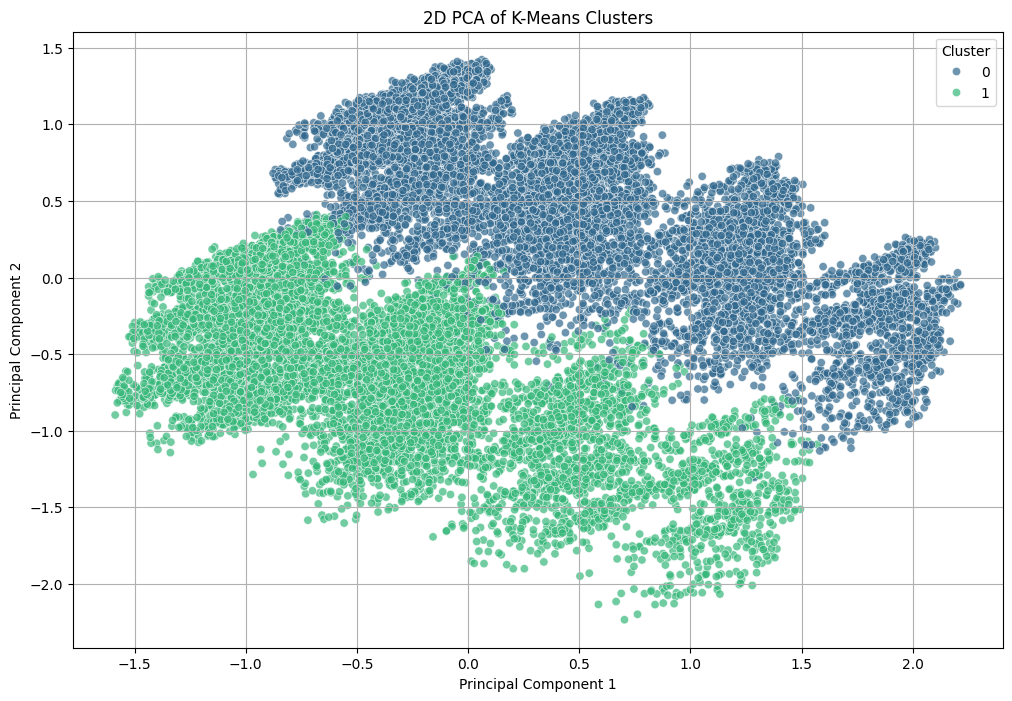
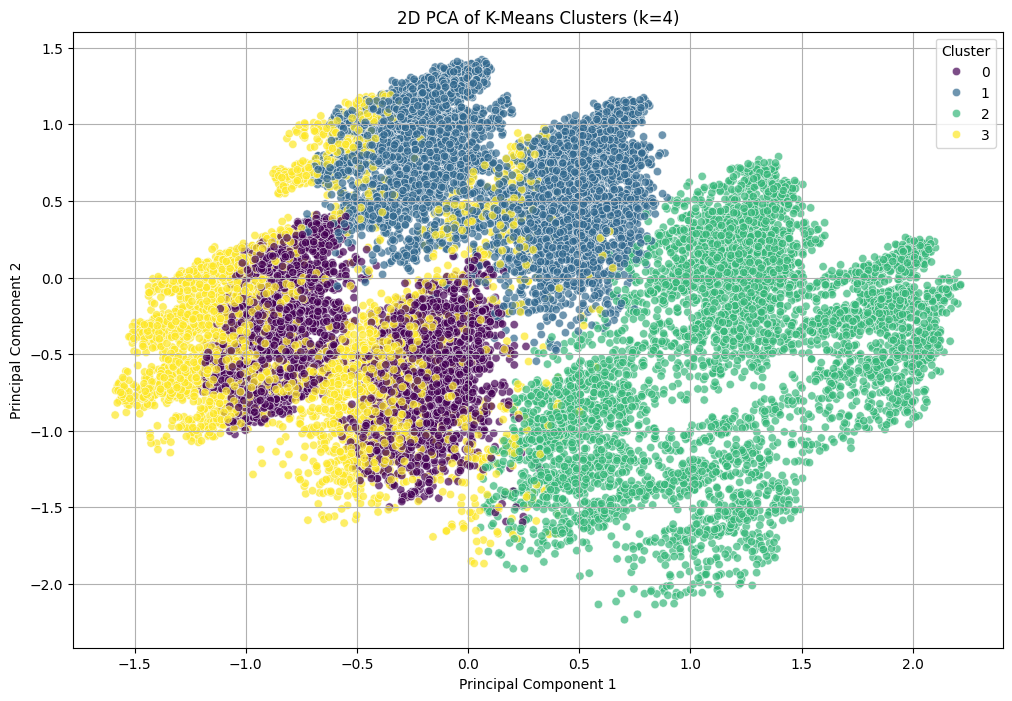
Unified diff of the notebook cell whose output changed from the first chart to the second:
--- before
+++ after
@@ -3,14 +3,13 @@
 import seaborn as sns
 
-print("\n--- Visualizing Clusters with Scatter Plot (PCA) ---")
+print("\n--- Visualizing K-Means Clusters with n_clusters=4 (PCA) ---")
 
 # Apply PCA to reduce dimensions to 2 for visualization
-pca = PCA(n_components=2)
-principal_components = pca.fit_transform(processed_df)
+pca_k4 = PCA(n_components=2)
+principal_components_k4 = pca_k4.fit_transform(processed_df)
 
 # Create a DataFrame for plotting
-pca_df = pd.DataFrame(data=principal_components, columns=['principal_component_1', 'principal_component_2'])
-# Ensure 'Optimized_KMeans_Cluster' is available in df, which it should be from the previous step
-pca_df['Cluster'] = df['Optimized_KMeans_Cluster']
+pca_df_k4 = pd.DataFrame(data=principal_components_k4, columns=['principal_component_1', 'principal_component_2'])
+pca_df_k4['Cluster'] = df['KMeans_Cluster_k4']
 
 # Plot the clusters
@@ -21,9 +20,9 @@
     hue='Cluster',
     palette='viridis',
-    data=pca_df,
+    data=pca_df_k4,
     legend='full',
     alpha=0.7
 )
-plt.title('2D PCA of K-Means Clusters')
+plt.title('2D PCA of K-Means Clusters (k=4)')
 plt.xlabel('Principal Component 1')
 plt.ylabel('Principal Component 2')

Commit: with the more than 2 clusters